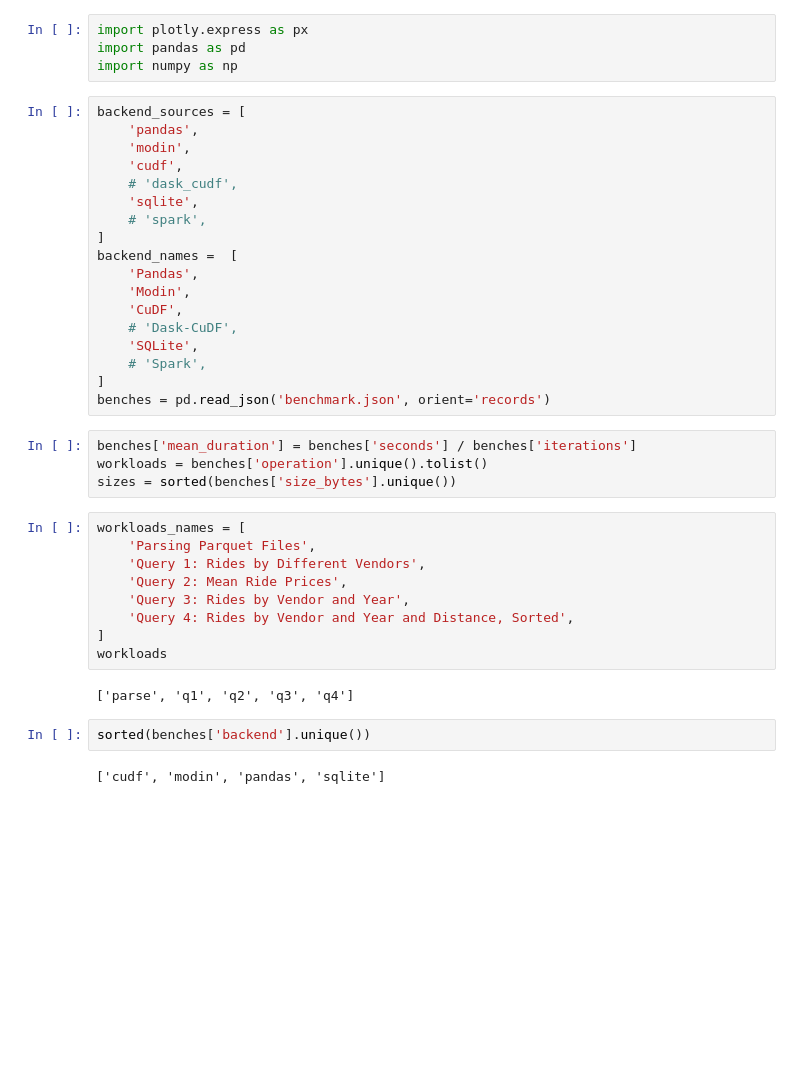
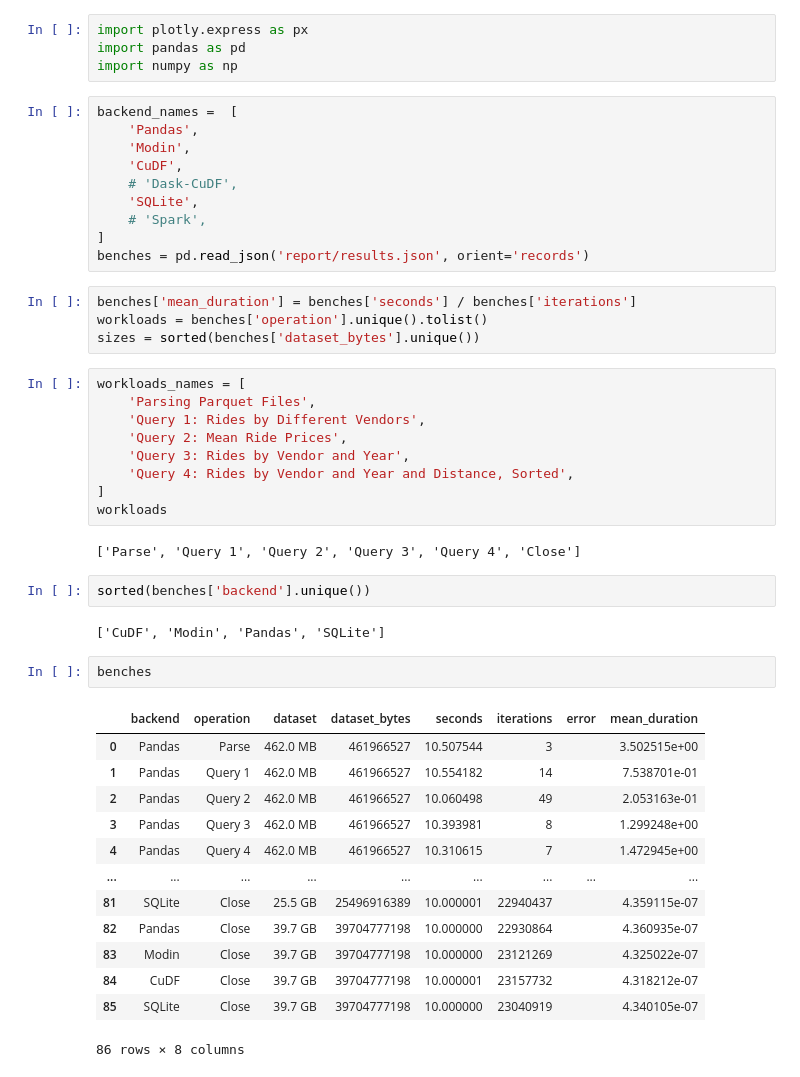
Before and after one commit to unum-cloud/udsb, a Jupyter notebook: table/report.ipynb, the cells around one changed output. Drawn from its saved outputs; the diff is of its cells as text; blank space fills up the shorter version.

Commit message:
Fix: Picking Tabular backend names

```diff
--- a/table/report.ipynb
+++ b/table/report.ipynb
@@ -11,14 +11,6 @@ import plotly.express as px
 import pandas as pd
 import numpy as np
 # %%
-backend_sources = [
-    'pandas',
-    'modin',
-    'cudf',
-    # 'dask_cudf',
-    'sqlite',
-    # 'spark',
-]
 backend_names =  [
     'Pandas',
     'Modin',
@@ -27,11 +19,11 @@ backend_names =  [
     'SQLite',
     # 'Spark',
 ]
-benches = pd.read_json('benchmark.json', orient='records')
+benches = pd.read_json('report/results.json', orient='records')
 # %%
 benches['mean_duration'] = benches['seconds'] / benches['iterations']
 workloads = benches['operation'].unique().tolist()
-sizes = sorted(benches['size_bytes'].unique())
+sizes = sorted(benches['dataset_bytes'].unique())
 # %%
 workloads_names = [
     'Parsing Parquet Files',
@@ -42,11 +34,27 @@ workloads_names = [
 ]
 workloads
 # %% [output]
-['parse', 'q1', 'q2', 'q3', 'q4']
+['Parse', 'Query 1', 'Query 2', 'Query 3', 'Query 4', 'Close']
 # %%
 sorted(benches['backend'].unique())
 # %% [output]
-['cudf', 'modin', 'pandas', 'sqlite']
+['CuDF', 'Modin', 'Pandas', 'SQLite']
+# %%
+benches
+# %% [output]
+|  | backend | operation | dataset | dataset_bytes | seconds | iterations | error | mean_duration |
+| 0 | Pandas | Parse | 462.0 MB | 461966527 | 10.507544 | 3 |  | 3.502515e+00 |
+| 1 | Pandas | Query 1 | 462.0 MB | 461966527 | 10.554182 | 14 |  | 7.538701e-01 |
+| 2 | Pandas | Query 2 | 462.0 MB | 461966527 | 10.060498 | 49 |  | 2.053163e-01 |
+| 3 | Pandas | Query 3 | 462.0 MB | 461966527 | 10.393981 | 8 |  | 1.299248e+00 |
+| 4 | Pandas | Query 4 | 462.0 MB | 461966527 | 10.310615 | 7 |  | 1.472945e+00 |
+| ... | ... | ... | ... | ... | ... | ... | ... | ... |
+| 81 | SQLite | Close | 25.5 GB | 25496916389 | 10.000001 | 22940437 |  | 4.359115e-07 |
+| 82 | Pandas | Close | 39.7 GB | 39704777198 | 10.000000 | 22930864 |  | 4.360935e-07 |
+| 83 | Modin | Close | 39.7 GB | 39704777198 | 10.000000 | 23121269 |  | 4.325022e-07 |
+| 84 | CuDF | Close | 39.7 GB | 39704777198 | 10.000001 | 23157732 |  | 4.318212e-07 |
+| 85 | SQLite | Close | 39.7 GB | 39704777198 | 10.000000 | 23040919 |  | 4.340105e-07 |
+86 rows × 8 columns
 # %%
 for workload, workload_name in zip(workloads, workloads_names):
 
```
Also changed, not shown: parts of 2 cells of this notebook, 5 other files.
